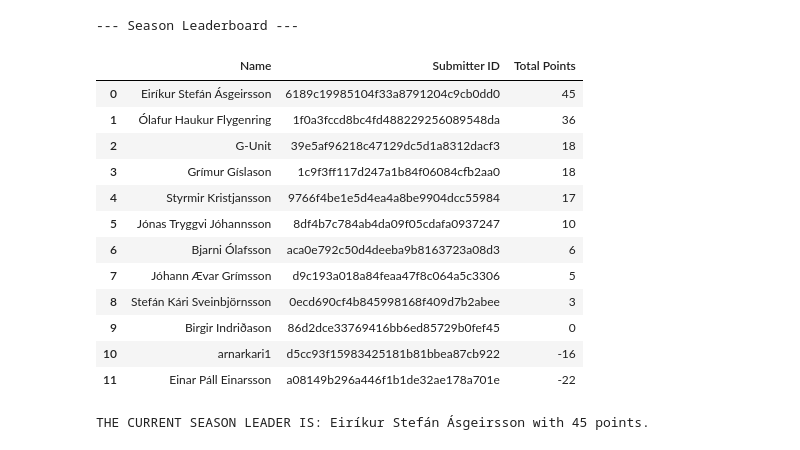
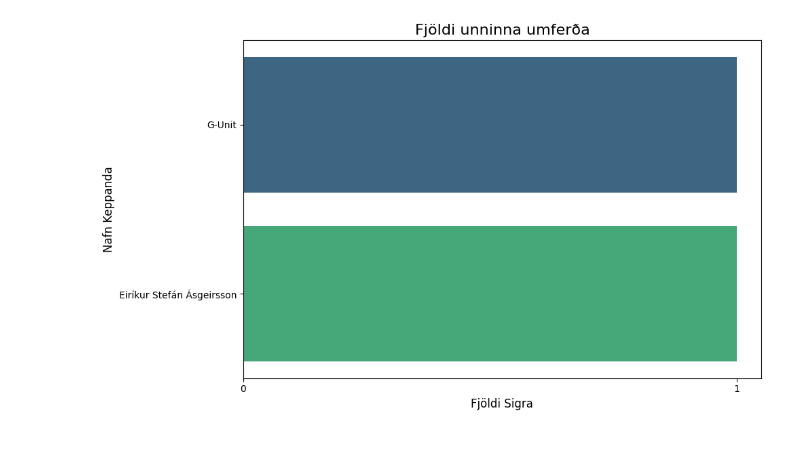
Before and after one commit to olifly/Lagadeildin, a Jupyter notebook: DataVis.ipynb, the cells around one changed output. Cells and saved outputs as stored; diff of their text form; code cells hidden in the pictures.

```diff
--- a/DataVis.ipynb
+++ b/DataVis.ipynb
@@ -71,37 +92,46 @@ round_standings = round_results
+# %%
+# 1. Telja sigra fyrir hvern keppanda
+win_counts = round_winners['Name'].value_counts().reset_index()
+win_counts.columns = ['Nafn', 'Fjöldi Sigra']
+
+# 2. Teikna grafið
+plt.figure(figsize=(10, 6))
+sns.barplot(
+    data=win_counts,
+    x='Fjöldi Sigra',
+    y='Nafn',
+    palette='viridis',
+    hue='Nafn',
+    legend=False
+)
+
+# 3. Stillingar og titlar
+plt.title('Fjöldi unninna umferða', fontsize=16)
+plt.xlabel('Fjöldi Sigra', fontsize=12)
+plt.ylabel('Nafn Keppanda', fontsize=12)
+
+# Festa heiltölur á x-ás
+from matplotlib.ticker import MaxNLocator
+plt.gca().xaxis.set_major_locator(MaxNLocator(integer=True))
+
+plt.tight_layout()
+plt.show()
+# %% [output]
+[figure, added]
 # %%
-import pandas as pd
-
-# 1. Group by Name and Submitter ID to calculate total season points
+# 1. Hópa eftir nafni til að reikna heildarstig tímabilsins
 season_leaderboard = round_standings.groupby(['Name', 'Submitter ID'])['Points Assigned'].sum().reset_index()
 
-# 2. Sort by total points in descending order
+# 2. Raða eftir stigum í lækkandi röð
 season_leaderboard = season_leaderboard.sort_values(by='Points Assigned', ascending=False).reset_index(drop=True)
 
-# 3. Rename column for clarity
-season_leaderboard = season_leaderboard.rename(columns={'Points Assigned': 'Total Points'})
+# 3. Endurnefna dálka
+season_leaderboard = season_leaderboard.rename(columns={'Name': 'Nafn', 'Points Assigned': 'Heildarstig'})
 
-# 4. Identify the season leader
-season_leader = season_leaderboard.iloc[0]
+# 4. Birta niðurstöður
+# print('--- Stigatafla Tímabilsins ---')
+# display(season_leaderboard[['Nafn', 'Heildarstig']])
 
-# 5. Display results
-print('--- Season Leaderboard ---')
-display(season_leaderboard)
-
-print(f"\nTHE CURRENT SEASON LEADER IS: {season_leader['Name']} with {season_leader['Total Points']} points.")
+# season_leader = season_leaderboard.iloc[0]
+# print(f"\nNÚVERANDI FORYSTUSAUÐUR ER: {season_leader['Nafn']} með {season_leader['Heildarstig']} stig.")
-# %% [output]
---- Season Leaderboard ---
-|  | Name | Submitter ID | Total Points |
-| 0 | Eiríkur Stefán Ásgeirsson | 6189c19985104f33a8791204c9cb0dd0 | 45 |
-| 1 | Ólafur Haukur Flygenring | 1f0a3fccd8bc4fd488229256089548da | 36 |
-| 2 | G-Unit | 39e5af96218c47129dc5d1a8312dacf3 | 18 |
-| 3 | Grímur Gíslason | 1c9f3ff117d247a1b84f06084cfb2aa0 | 18 |
-| 4 | Styrmir Kristjansson | 9766f4be1e5d4ea4a8be9904dcc55984 | 17 |
-| 5 | Jónas Tryggvi Jóhannsson | 8df4b7c784ab4da09f05cdafa0937247 | 10 |
-| 6 | Bjarni Ólafsson | aca0e792c50d4deeba9b8163723a08d3 | 6 |
-| 7 | Jóhann Ævar Grímsson | d9c193a018a84feaa47f8c064a5c3306 | 5 |
-| 8 | Stefán Kári Sveinbjörnsson | 0ecd690cf4b845998168f409d7b2abee | 3 |
-| 9 | Birgir Indriðason | 86d2dce33769416bb6ed85729b0fef45 | 0 |
-| 10 | arnarkari1 | d5cc93f15983425181b81bbea87cb922 | -16 |
-| 11 | Einar Páll Einarsson | a08149b296a446f1b1de32ae178a701e | -22 |
-THE CURRENT SEASON LEADER IS: Eiríkur Stefán Ásgeirsson with 45 points.
 # %%
```
Also changed, not shown: parts of 8 cells of this notebook.
